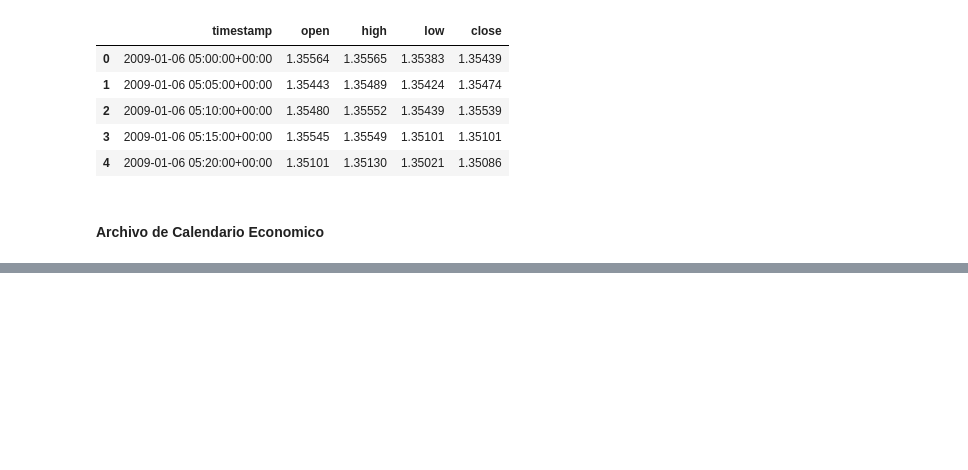
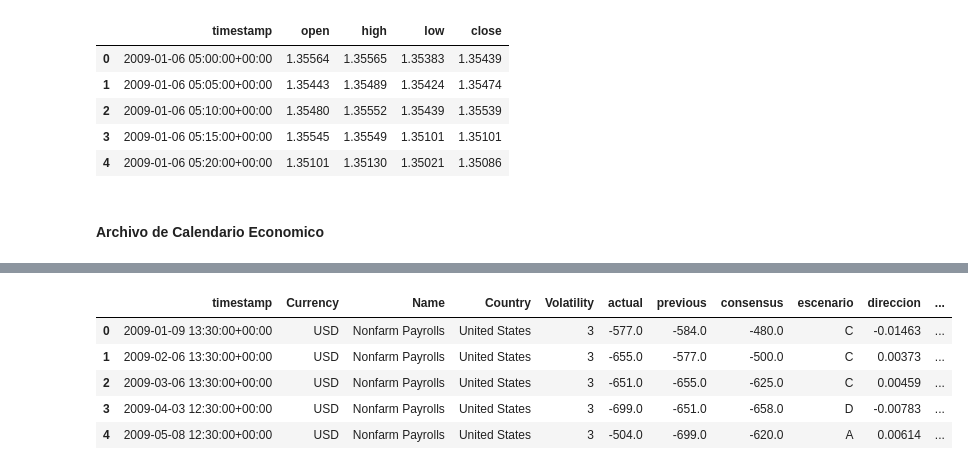
Before and after one commit to jocelynmedel/MyST_ProyectoFinal, a Jupyter notebook: ProyectoFinal-MAJ.ipynb, the cells around one changed output, grey strips where cells are left out. Drawn from its saved outputs; the diff is of its cells as text; code cells hidden in the pictures; blank space fills up the shorter version.

```diff
--- a/ProyectoFinal-MAJ.ipynb
+++ b/ProyectoFinal-MAJ.ipynb
@@ -47,0 +107,37 @@ data.head()
+# %%
+# Función para calcular las metricas señaladas
+
+def metrica(x,y,z):
+    dire = lambda x: x.iloc[-1,-1]-x.iloc[int(len(x)/2),1]
+    alc = lambda x: x.iloc[int(len(x)/2):,1].max()-x.iloc[int(len(x)/2),1]
+    baj = lambda x: x.iloc[int(len(x)/2),1] - x.iloc[int(len(x)/2):,1].min()
+    vol = lambda x: x["high"].max() - x["low"].min()
+
+    direccion = [dire(i.reset_index(drop=True)) for i in y]
+    alcista = [alc(i.reset_index(drop=True)) for i in y]
+    bajista = [baj(i.reset_index(drop=True)) for i in y]
+    volatilidad = [vol(i) for i in y]
+    x = x[x["timestamp"].isin(z)]
+    x["direccion"] = direccion
+    x["alcista"] = alcista
+    x["bajista"] = bajista
+    x["volatilidad"] = volatilidad
+
+    return x
+# %%
+#Aplicamos las funciones ya explicadas
+
+Nonfarm = clase(Nonfarm)
+# %%
+Nonfarmper,Nonfarmt = periodos(Nonfarm,prices)
+# %%
+Nonfarm = metrica(Nonfarm,Nonfarmper,Nonfarmt)
+# %%
+Nonfarm.head()
+# %% [output]
+|  | timestamp | Currency | Name | Country | Volatility | actual | previous | consensus | escenario | direccion | ... |
+| 0 | 2009-01-09 13:30:00+00:00 | USD | Nonfarm Payrolls | United States | 3 | -577.0 | -584.0 | -480.0 | C | -0.01463 | ... |
+| 1 | 2009-02-06 13:30:00+00:00 | USD | Nonfarm Payrolls | United States | 3 | -655.0 | -577.0 | -500.0 | C | 0.00373 | ... |
+| 2 | 2009-03-06 13:30:00+00:00 | USD | Nonfarm Payrolls | United States | 3 | -651.0 | -655.0 | -625.0 | C | 0.00459 | ... |
+| 3 | 2009-04-03 12:30:00+00:00 | USD | Nonfarm Payrolls | United States | 3 | -699.0 | -651.0 | -658.0 | D | -0.00783 | ... |
+| 4 | 2009-05-08 12:30:00+00:00 | USD | Nonfarm Payrolls | United States | 3 | -504.0 | -699.0 | -620.0 | A | 0.00614 | ... |
```
Also changed, not shown: parts of 16 cells of this notebook.
